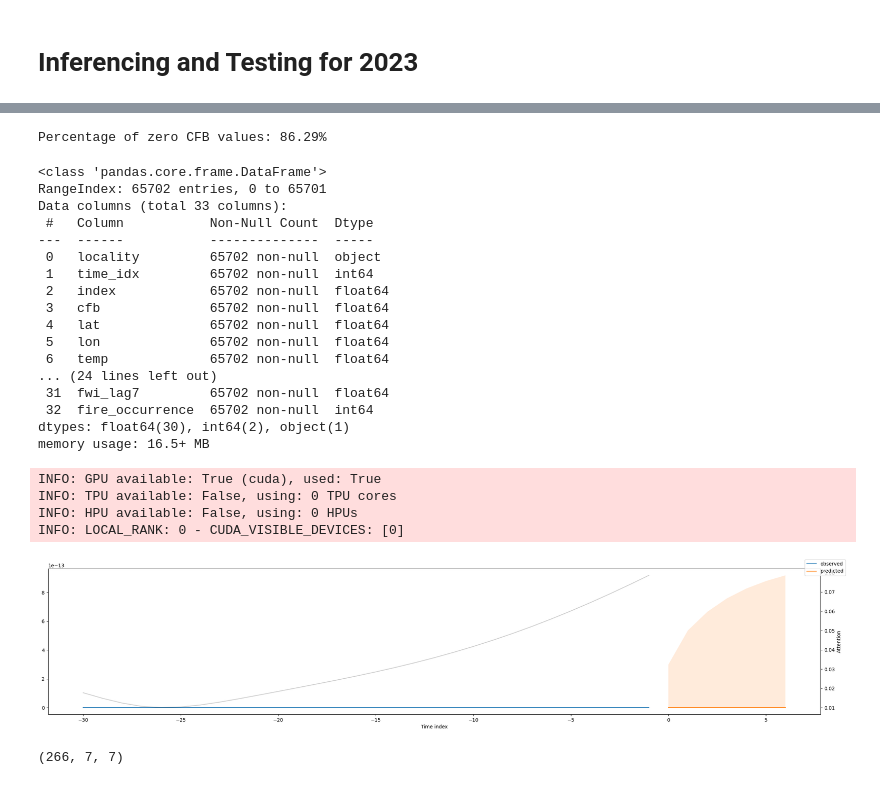
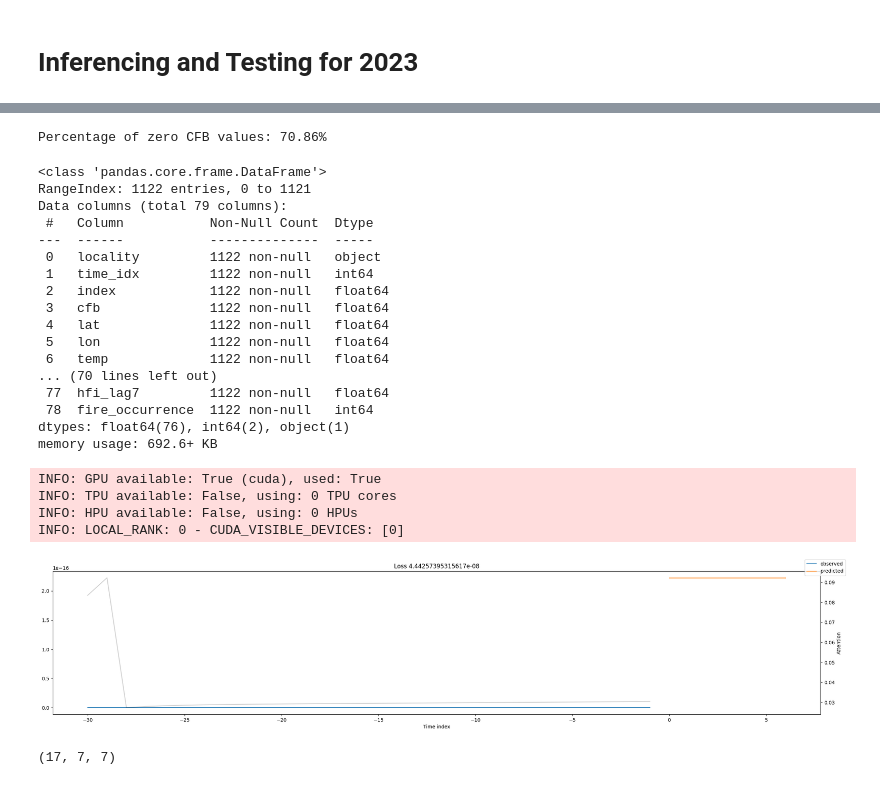
Before and after one commit to Big-Data-Capstone-S2024/WildFireSimulation, a Jupyter notebook: notebook/tft_evaluation.ipynb, the cells around one changed output, grey strips where cells are left out. Drawn from its saved outputs; the diff is of its cells as text; code cells hidden in the pictures.

Commit message:
tune the model with additional lag values

```diff
--- a/notebook/tft_evaluation.ipynb
+++ b/notebook/tft_evaluation.ipynb
@@ -46,12 +46,28 @@ df.head()
 5 rows × 31 columns
 # %%
 df['cfb'] = df['cfb'].astype(float)
+# %%
+def create_lagged_features(df, features, lags):
+    for feature in features:
+        for lag in lags:
+            df[f'{feature}_lag{lag}'] = df[feature].shift(lag)
+    return df
+
+# Define lag features
+features_to_lag = ['cfb', 'dmc', 'temp', 'tfc', 'ros', 'pcuring', 'bfc', 'hfi']
+lags = [1, 2, 3, 5, 6, 7]
+
+# Create lagged features
+df = create_lagged_features(df, features_to_lag, lags)
+
+# Drop rows with NaN values created by lagging
+df.dropna(inplace=True)
 # %% [markdown]
 Split train and test data
 # %%
 import datetime
 
-split_date = datetime.date(2023, 1, 1)
+split_date = datetime.date(2023, 7, 1)
 train_data = df[df['rep_date'] < split_date]
 test_data = df[df['rep_date'] >= split_date]
 # %%
@@ -340,7 +295,15 @@ time_varying_known_reals=['month', 'day', 'year']
 time_varying_unknown_reals=['cfb', 'temp', 'wd',
        'rh', 'pcuring', 'ros', 'hfi', 'tfc0',
        'sfl', 'bui', 'cfl', 'sfc0', 'dmc', 'sfc',
-       'bfc', 'tfc', 'isi', 'fire_occurrence']
+       'bfc', 'tfc', 'isi', 'fire_occurrence',
+    'cfb_lag1', 'cfb_lag2', 'cfb_lag3', 'cfb_lag5', 'cfb_lag6', 'cfb_lag7',
+    'dmc_lag1', 'dmc_lag2', 'dmc_lag3', 'dmc_lag5', 'dmc_lag6', 'dmc_lag7',
+    'temp_lag1', 'temp_lag2', 'temp_lag3', 'temp_lag5', 'temp_lag6', 'temp_lag7',
+    'tfc_lag1', 'tfc_lag2', 'tfc_lag3', 'tfc_lag5', 'tfc_lag6', 'tfc_lag7',
+    'ros_lag1', 'ros_lag2', 'ros_lag3', 'ros_lag5', 'ros_lag6', 'ros_lag7',
+    'pcuring_lag1', 'pcuring_lag2', 'pcuring_lag3', 'pcuring_lag5', 'pcuring_lag6', 'pcuring_lag7',
+    'bfc_lag1', 'bfc_lag2', 'bfc_lag3', 'bfc_lag5', 'bfc_lag6', 'bfc_lag7',
+    'hfi_lag1', 'hfi_lag2', 'hfi_lag3', 'hfi_lag5', 'hfi_lag6', 'hfi_lag7']
 max_prediction_length = 7  # predict 7 days ahead
 max_encoder_length = 30  # use 30 days of history
 
@@ -372,7 +335,10 @@ train_dataset = TimeSeriesDataSet(
     min_prediction_length=max_prediction_length,
     target_normalizer=target_normalizer,
     add_relative_time_idx=True,
-    add_target_scales=True
+    add_target_scales=True,
+    lags = {
+        "cfb": [1, 2, 3, 5, 6, 7]
+    }
 )
 # %%
 # create validation set (predict=True)
@@ -581,27 +567,27 @@ print(f"Percentage of zero CFB values: {zero_cfb_ratio * 100:.2f}%")
 # 2. Create a binary target for fire occurrence
 test_filled['fire_occurrence'] = (test_filled['cfb'] > 0).astype(int)
 # %% [output]
-Percentage of zero CFB values: 86.29%
+Percentage of zero CFB values: 70.86%
 # %%
 test_filled.info()
 # %% [output]
 <class 'pandas.core.frame.DataFrame'>
-RangeIndex: 65702 entries, 0 to 65701
-Data columns (total 33 columns):
+RangeIndex: 1122 entries, 0 to 1121
+Data columns (total 79 columns):
  #   Column           Non-Null Count  Dtype
 ---  ------           --------------  -----
- 0   locality         65702 non-null  object
- 1   time_idx         65702 non-null  int64
- 2   index            65702 non-null  float64
- 3   cfb              65702 non-null  float64
- 4   lat              65702 non-null  float64
- 5   lon              65702 non-null  float64
- 6   temp             65702 non-null  float64
-... (24 lines left out)
- 31  fwi_lag7         65702 non-null  float64
- 32  fire_occurrence  65702 non-null  int64
-dtypes: float64(30), int64(2), object(1)
-memory usage: 16.5+ MB
+ 0   locality         1122 non-null   object
+ 1   time_idx         1122 non-null   int64
+ 2   index            1122 non-null   float64
+ 3   cfb              1122 non-null   float64
+ 4   lat              1122 non-null   float64
+ 5   lon              1122 non-null   float64
+ 6   temp             1122 non-null   float64
+... (70 lines left out)
+ 77  hfi_lag7         1122 non-null   float64
+ 78  fire_occurrence  1122 non-null   int64
+dtypes: float64(76), int64(2), object(1)
+memory usage: 692.6+ KB
 # %%
 from pytorch_forecasting.data.encoders import NaNLabelEncoder
 for encoder in train_dataset.categorical_encoders.values():
@@ -632,20 +618,20 @@ INFO: LOCAL_RANK: 0 - CUDA_VISIBLE_DEVICES: [0]
 # %%
 for idx in range(1):
     fig, ax = plt.subplots(figsize=(23,5))
     best_tft.plot_prediction(
         test_prediction_results.x,
         test_prediction_results.output,
         idx=idx,
         show_future_observed=False,
-        # add_loss_to_title=SMAPE(quantiles=best_tft.loss.quantiles),
+        add_loss_to_title=SMAPE(quantiles=best_tft.loss.quantiles),
         ax=ax,
         )
 # %% [output]
-[figure, old version]
+[figure, new version]
 # %%
 test_prediction_results.output.prediction.cpu().numpy().shape
 # %% [output]
-(266, 7, 7)
+(17, 7, 7)
 # %%
 test_prediction_results.index['locality']
 # %% [output]
```
Also changed, not shown: parts of 37 cells of this notebook, 4 other files.
